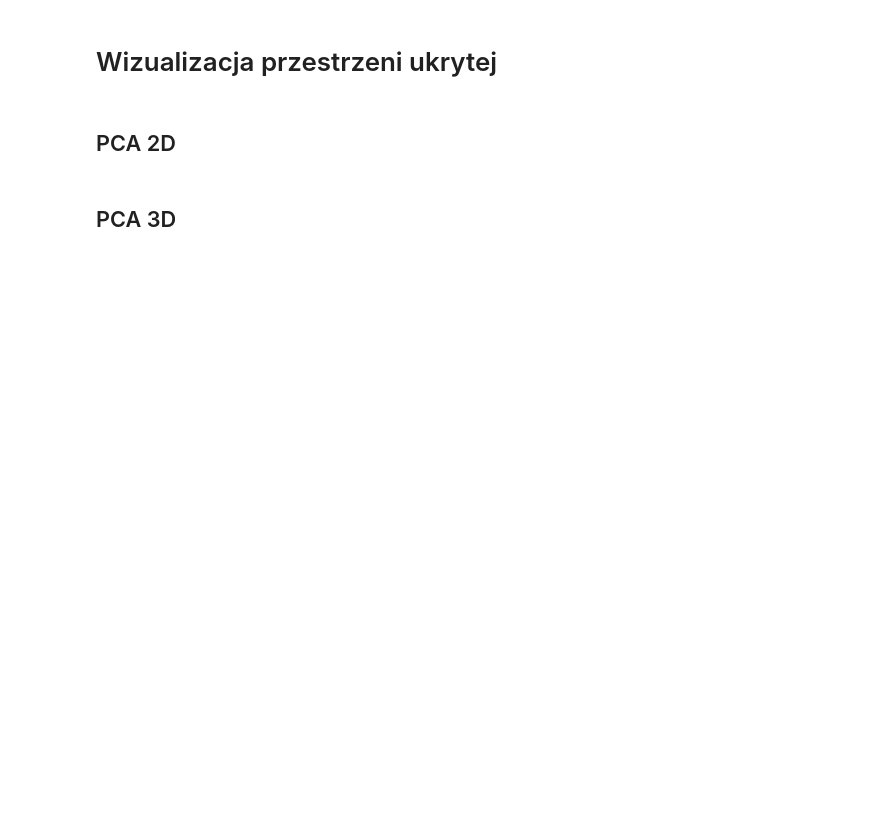
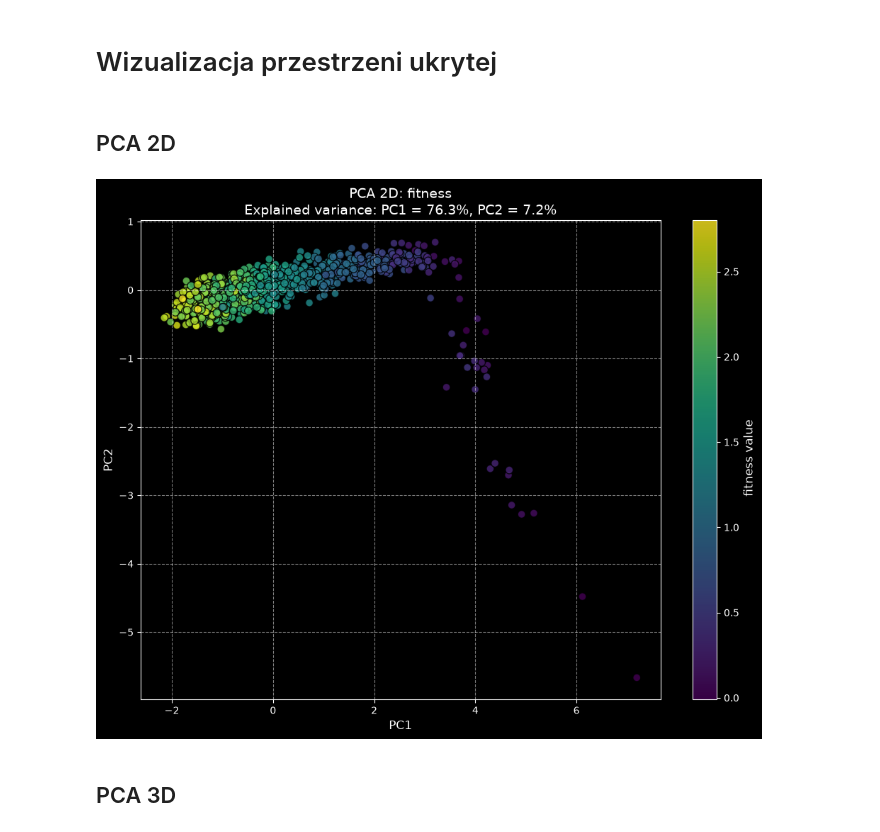
Before and after one commit to Adrix0n/MasterThesisPP, a Jupyter notebook: notebooks/visualization_latentspace.ipynb, the cells around one changed output. Saved outputs shown, nothing was run; the diff lists cells and outputs as text; code cells hidden in the pictures; blank space fills up the shorter version.

Commit message:
Another visualization improvements

```diff
--- a/notebooks/visualization_latentspace.ipynb
+++ b/notebooks/visualization_latentspace.ipynb
@@ -170,42 +200,42 @@ viz_cfg = dict(
 # %% [markdown]
 ## PCA 2D
 # %%
-def visualize_pca_2d(labels, title="Wizualizacja PCA przestrzeni ukrytej (2D)"):
+def visualize_pca_2d(labels, title):
 	assert len(z_matrix) == len(labels), "Liczba wektorów i etykiet musi być identyczna!"
 
 	pca = PCA(n_components=2)
 	z_pca = pca.fit_transform(z_matrix)
 
 	explained_variance = pca.explained_variance_ratio_ * 100
 
 	plt.figure(figsize=(10, 8))
 
 	scatter = plt.scatter(
 		z_pca[:, 0],
 		z_pca[:, 1],
 		c=labels,
 		cmap='viridis',
 		marker='o',
 		edgecolors='black',
 		alpha=0.8,
 		s=60
 	)
 
 	cbar = plt.colorbar(scatter)
-	cbar.set_label('Wartość etykiety', fontsize=12)
+	cbar.set_label(f' {config_gae['locality_loss_type']} value', fontsize=12)
 
-	plt.title(f'{title}\nWyjaśniona wariancja: PC1 = {explained_variance[0]:.1f}%, PC2 = {explained_variance[1]:.1f}%',
+	plt.title(f'{title}\nExplained variance: PC1 = {explained_variance[0]:.1f}%, PC2 = {explained_variance[1]:.1f}%',
 			  fontsize=14)
-	plt.xlabel(f'Główna Składowa 1 (PC1)', fontsize=12)
-	plt.ylabel(f'Główna Składowa 2 (PC2)', fontsize=12)
+	plt.xlabel(f'PC1', fontsize=12)
+	plt.ylabel(f'PC2', fontsize=12)
 	plt.grid(True, linestyle='--', alpha=0.5)
 
 	plt.tight_layout()
 	plt.show()
 
-
-print("Generowanie wizualizacji PCA dla fitnessu...")
-visualize_pca_2d(labels_arr, title=f"PCA: Kolory = {config_gae['locality_loss_type']}")
+visualize_pca_2d(labels_arr, title=f"PCA 2D: {config_gae['locality_loss_type']}")
+# %% [output]
+[figure, added]
 # %% [markdown]
 ## PCA 3D
 # %%
```
Also changed, not shown: parts of 23 cells of this notebook.
